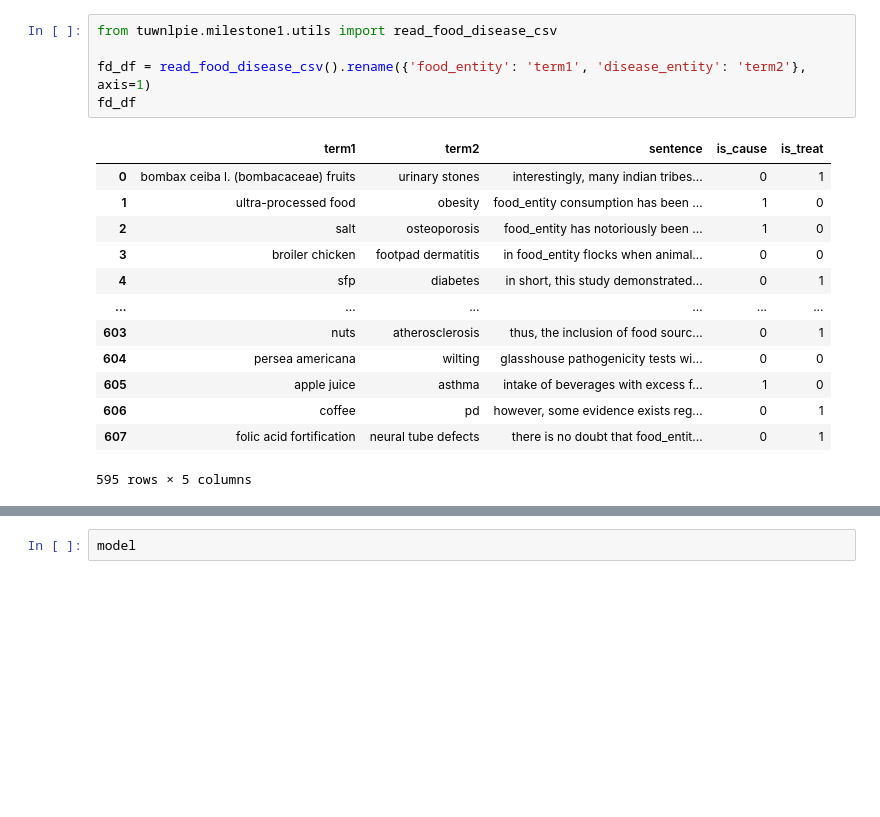
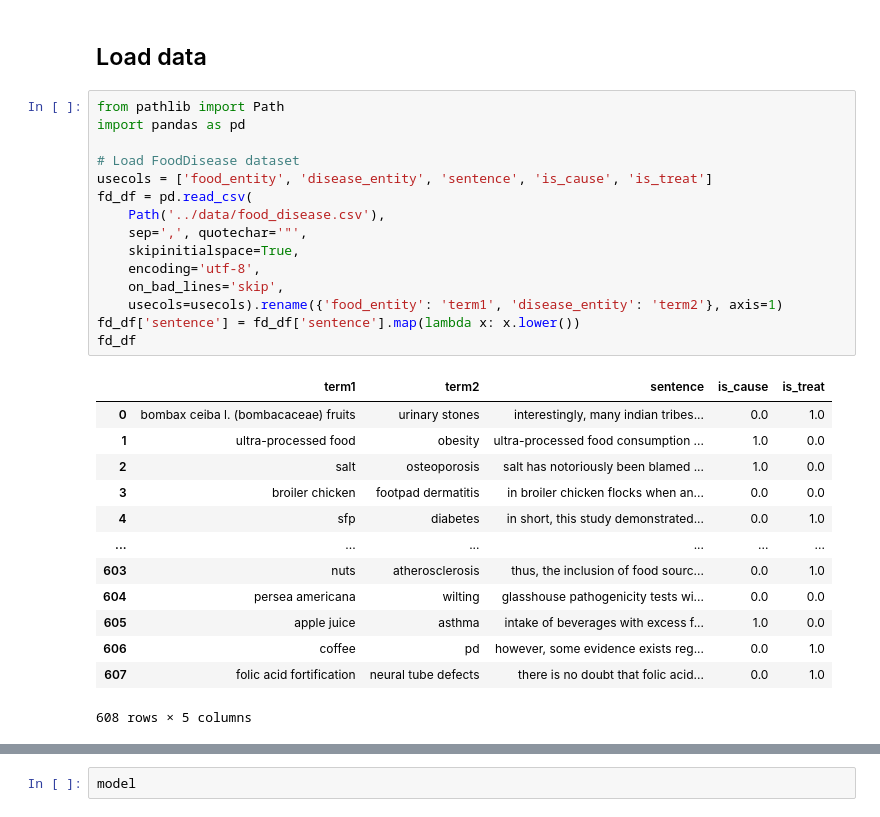
Before and after one commit to anaterovic/NLP, a Jupyter notebook: docs/milestone3.ipynb, the cells around one changed output, grey strips where cells are left out. Drawn from its saved outputs; the diff is of its cells as text; blank space fills up the shorter version.

```diff
--- a/docs/milestone3.ipynb
+++ b/docs/milestone3.ipynb
@@ -1,20 +1,32 @@
-# %%
-from tuwnlpie.milestone1.utils import read_food_disease_csv
-
-fd_df = read_food_disease_csv().rename({'food_entity': 'term1', 'disease_entity': 'term2'}, axis=1)
-fd_df
-# %% [output]
-|  | term1 | term2 | sentence | is_cause | is_treat |
-| 0 | bombax ceiba l. (bombacaceae) fruits | urinary stones | interestingly, many indian tribes... | 0 | 1 |
-| 1 | ultra-processed food | obesity | food_entity consumption has been ... | 1 | 0 |
-| 2 | salt | osteoporosis | food_entity has notoriously been ... | 1 | 0 |
-| 3 | broiler chicken | footpad dermatitis | in food_entity flocks when animal... | 0 | 0 |
-| 4 | sfp | diabetes | in short, this study demonstrated... | 0 | 1 |
-| ... | ... | ... | ... | ... | ... |
-| 603 | nuts | atherosclerosis | thus, the inclusion of food sourc... | 0 | 1 |
-| 604 | persea americana | wilting | glasshouse pathogenicity tests wi... | 0 | 0 |
-| 605 | apple juice | asthma | intake of beverages with excess f... | 1 | 0 |
-| 606 | coffee | pd | however, some evidence exists reg... | 0 | 1 |
-| 607 | folic acid fortification | neural tube defects | there is no doubt that food_entit... | 0 | 1 |
-595 rows × 5 columns
+# %% [markdown]
+## Load data
+# %%
+from pathlib import Path
+import pandas as pd
+
+# Load FoodDisease dataset
+usecols = ['food_entity', 'disease_entity', 'sentence', 'is_cause', 'is_treat']
+fd_df = pd.read_csv(
+    Path('../data/food_disease.csv'),
+    sep=',', quotechar='"',
+    skipinitialspace=True,
+    encoding='utf-8',
+    on_bad_lines='skip',
+    usecols=usecols).rename({'food_entity': 'term1', 'disease_entity': 'term2'}, axis=1)
+fd_df['sentence'] = fd_df['sentence'].map(lambda x: x.lower())
+fd_df
+# %% [output]
+|  | term1 | term2 | sentence | is_cause | is_treat |
+| 0 | bombax ceiba l. (bombacaceae) fruits | urinary stones | interestingly, many indian tribes... | 0.0 | 1.0 |
+| 1 | ultra-processed food | obesity | ultra-processed food consumption ... | 1.0 | 0.0 |
+| 2 | salt | osteoporosis | salt has notoriously been blamed ... | 1.0 | 0.0 |
+| 3 | broiler chicken | footpad dermatitis | in broiler chicken flocks when an... | 0.0 | 0.0 |
+| 4 | sfp | diabetes | in short, this study demonstrated... | 0.0 | 1.0 |
+| ... | ... | ... | ... | ... | ... |
+| 603 | nuts | atherosclerosis | thus, the inclusion of food sourc... | 0.0 | 1.0 |
+| 604 | persea americana | wilting | glasshouse pathogenicity tests wi... | 0.0 | 0.0 |
+| 605 | apple juice | asthma | intake of beverages with excess f... | 1.0 | 0.0 |
+| 606 | coffee | pd | however, some evidence exists reg... | 0.0 | 1.0 |
+| 607 | folic acid fortification | neural tube defects | there is no doubt that folic acid... | 0.0 | 1.0 |
+608 rows × 5 columns
 # %%
```
Also changed, not shown: parts of 8 cells of this notebook.
